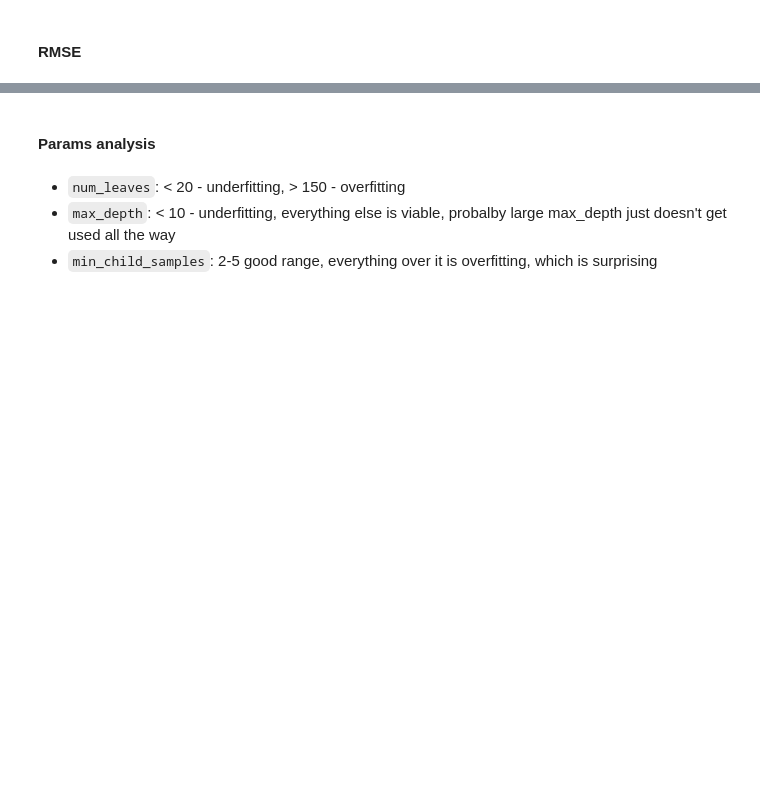
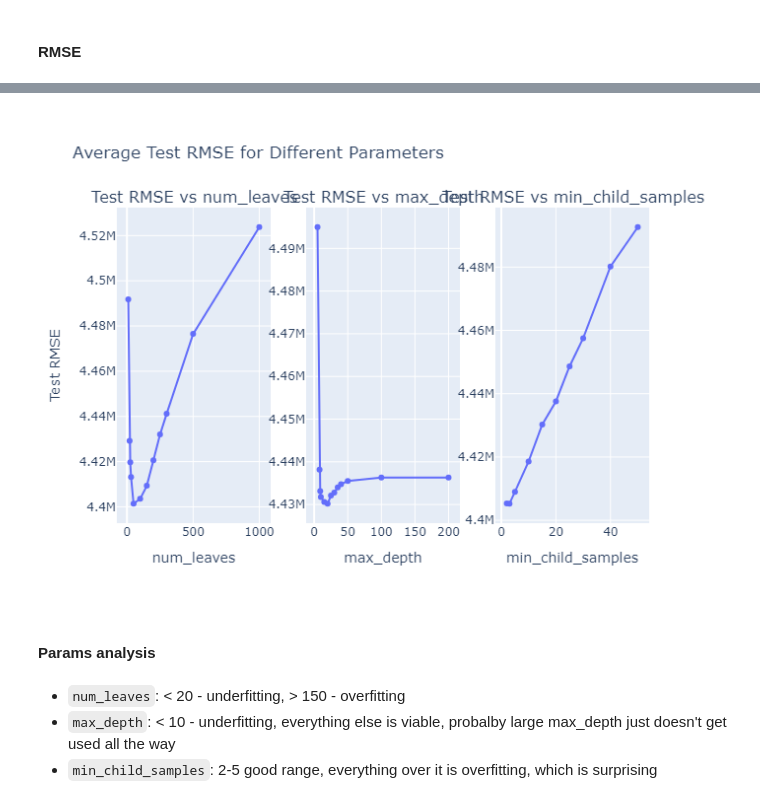
Before and after one commit to aleks-linya/overfitting, a Jupyter notebook: notebooks/overfitting.ipynb, the cells around one changed output, grey strips where cells are left out. Cells and saved outputs as stored; diff of their text form; code cells hidden in the pictures; blank space fills up the shorter version.

```diff
--- a/notebooks/overfitting.ipynb
+++ b/notebooks/overfitting.ipynb
@@ -28,10 +31,19 @@ warnings.filterwarnings(
 
 random.seed(42)
 np.random.seed(42)
+# %%
+SHOW_STATIC_IMAGES = True
+# %%
+def show_fig(fig):
+    if SHOW_STATIC_IMAGES:
+        pio.renderers.default = "png"
+    else:
+        pio.renderers.default = "notebook_connected"
+    show_fig(fig)
 # %% [markdown]
 # Data preparation
 # %%
-df = pd.read_csv('./data/JD_house_prices.csv')
+df = pd.read_csv('../data/JD_house_prices.csv')
 # %%
 df.head(10)
 # %% [output]
@@ -602,8 +617,8 @@ param_grid = {
 # real_overfitting_df = pd.read_csv(csv_path)
 # %%
 grid = list(ParameterGrid(param_grid))
-csv_path = './data/real_overfitting.csv'
-os.makedirs('./data', exist_ok=True)
+csv_path = '../data/real_overfitting.csv'
+os.makedirs('../data', exist_ok=True)
 
 # Load or init results
 if os.path.exists(csv_path):
@@ -675,7 +690,7 @@ for params in tqdm(grid, desc="Running Grid Search"):
         test_rmses.append(valid_rmse)
         best_iterations.append(model.best_iteration_)
 
-        model_path = f"./data/models/lgbm_grid_search.txt"
+        model_path = f"../data/models/lgbm_grid_search.txt"
         model.booster_.save_model(model_path)
         model_size = os.path.getsize(model_path)
         model_sizes.append(model_size)
@@ -848,26 +873,28 @@ plot_rmse(real_overfitting_df, "min_child_samples")
 # %%
 def plot_rmse_side_by_side(df, param_names):
     fig = make_subplots(rows=1, cols=len(param_names), subplot_titles=[
         f"Test RMSE vs {param}" for param in param_names
     ])
 
     for i, param in enumerate(param_names, start=1):
         avg_df = df.groupby(param, as_index=False).agg({
             "test rmse": "mean"
         })
 
         fig_part = px.line(avg_df, x=param, y="test rmse", markers=True)
         for trace in fig_part.data:
             fig.add_trace(trace, row=1, col=i)
 
         fig.update_xaxes(title_text=param, row=1, col=i)
 
     fig.update_layout(height=400, width=1000, showlegend=False,
                       title_text="Average Test RMSE for Different Parameters",
                       yaxis_title="Test RMSE")
-    fig.show()
+    show_fig(fig)
 
 plot_rmse_side_by_side(real_overfitting_df, ["num_leaves", "max_depth", "min_child_samples"])
+# %% [output]
+[figure, added]
 # %% [markdown]
 #### Params analysis
 # %% [markdown]
```
Also changed, not shown: parts of 23 cells of this notebook.
